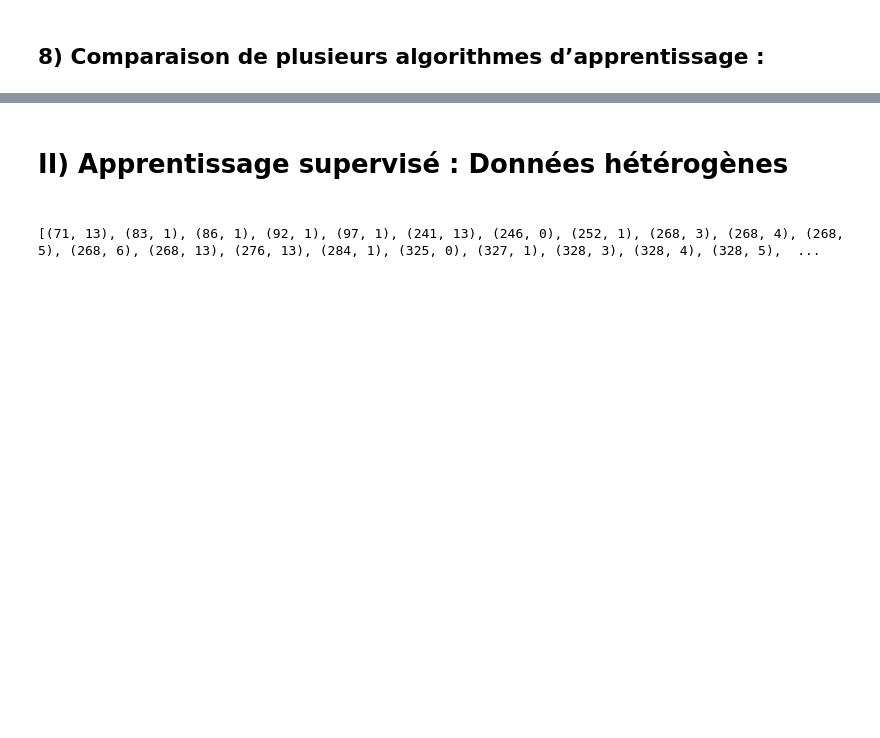
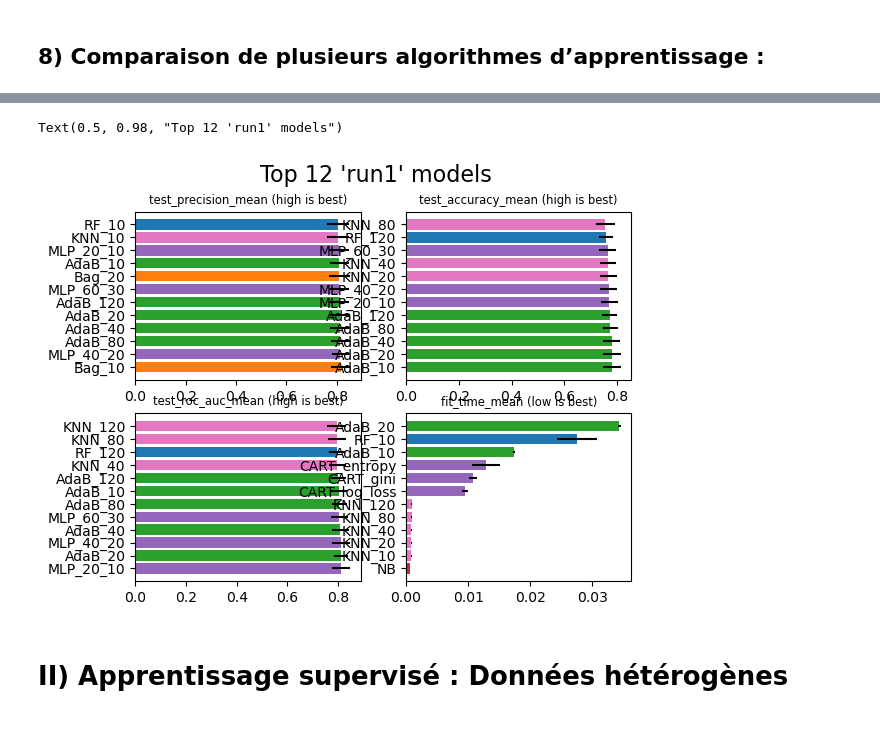
Before and after one commit to tyrosine-rex/tp_taa_apprentissage_supervisee, a Jupyter notebook: source/tp.ipynb, the cells around one changed output, grey strips where cells are left out. Drawn from its saved outputs; the diff is of its cells as text; code cells hidden in the pictures; blank space fills up the shorter version.

```diff
--- a/source/tp.ipynb
+++ b/source/tp.ipynb
@@ -607,0 +588,8 @@ AdaB_120 is running! (26/27)
+# %%
+if exists("../res/pickle/run1.pkl"):
+    run1 = load(open("../res/pickle/run1.pkl", "rb"))
+else:
+    run1 = run_classifiers(classifiers, xtrain_trim_ss, ytrain, nb_split=10)
+    dump(run1, open("../res/pickle/run1.pkl", "wb"))
+
+display(run1)
@@ -608,19 +627,41 @@ AdaB_120 is running! (26/27)
+# %%
+fig, ax = plt.subplots(ncols=2, nrows=2)
+
+TOP=12
+
+for r in run1.sort_values(by="test_precision_mean", ascending=False).index[:TOP]:
+    serie = run1.iloc[r]
+    c = COLOR_CLFS[serie["method"].split("_")[0]]
+
+    ax[0, 0].barh(serie["method"], serie["test_precision_mean"], xerr=serie["test_precision_sd"], color=c)
+    ax[0, 0].set_title("test_precision_mean (high is best)", fontsize='small')
+
+for r in run1.sort_values(by="test_accuracy_mean", ascending=False).index[:TOP]:
+    serie = run1.iloc[r]
+    c = COLOR_CLFS[serie["method"].split("_")[0]]
+
+    ax[0, 1].barh(serie["method"], serie["test_accuracy_mean"], xerr=serie["test_accuracy_sd"], color=c)
+    ax[0, 1].set_title("test_accuracy_mean (high is best)", fontsize='small')
+
+for r in run1.sort_values(by="test_roc_auc_mean", ascending=False).index[:TOP]:
+    serie = run1.iloc[r]
+    c = COLOR_CLFS[serie["method"].split("_")[0]]
+
+    ax[1, 0].barh(serie["method"], serie["test_roc_auc_mean"], xerr=serie["test_roc_auc_sd"], color=c)
+    ax[1, 0].set_title("test_roc_auc_mean (high is best)", fontsize='small')
+
+for r in run1.sort_values(by="fit_time_mean").index[:TOP]:
+    serie = run1.iloc[r]
+    c = COLOR_CLFS[serie["method"].split("_")[0]]
+
+    ax[1, 1].barh(serie["method"], serie["fit_time_mean"], xerr=serie["fit_time_sd"], color=c)
+    ax[1, 1].set_title("fit_time_mean (low is best)", fontsize='small')
+
+fig.suptitle(f"Top {TOP} 'run1' models", fontsize=16)
+# %% [output]
+Text(0.5, 0.98, "Top 12 'run1' models")
+[figure, added]
 # %% [markdown]
 # II) Apprentissage supervisé : Données hétérogènes
 
 ##
-# %%
-CREDIT_SCORE_HET = "../data/credit.data"
-
-pd_credit_het = pd.read_csv(CREDIT_SCORE_HET, sep="\t", header=None, na_values="?")
-
-pd_credit_het.head()
-
-df = pd_credit_het
-
-s = df.stack(dropna=False)
-L = [x for x in s.index[s.isna()]]
-
-print(L)
-# %% [output]
-[(71, 13), (83, 1), (86, 1), (92, 1), (97, 1), (241, 13), (246, 0), (252, 1), (268, 3), (268, 4), (268, 5), (268, 6), (268, 13), (276, 13), (284, 1), (325, 0), (327, 1), (328, 3), (328, 4), (328, 5),  ...
```
Also changed, not shown: parts of 19 cells of this notebook.
